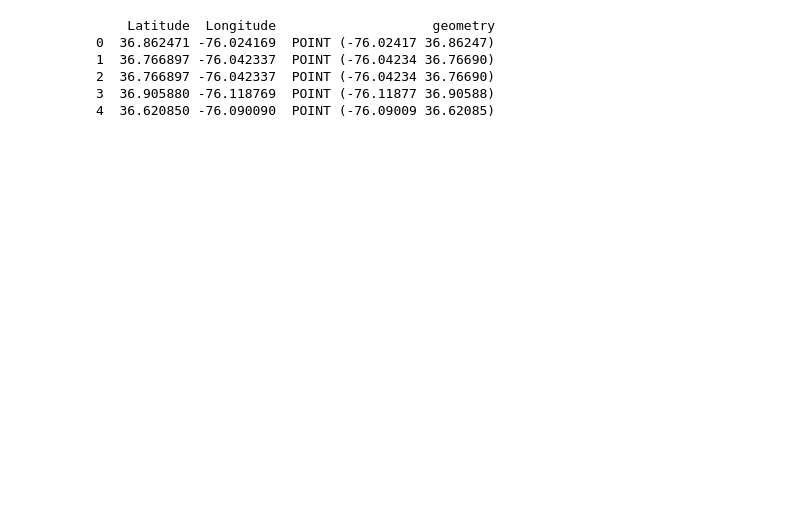
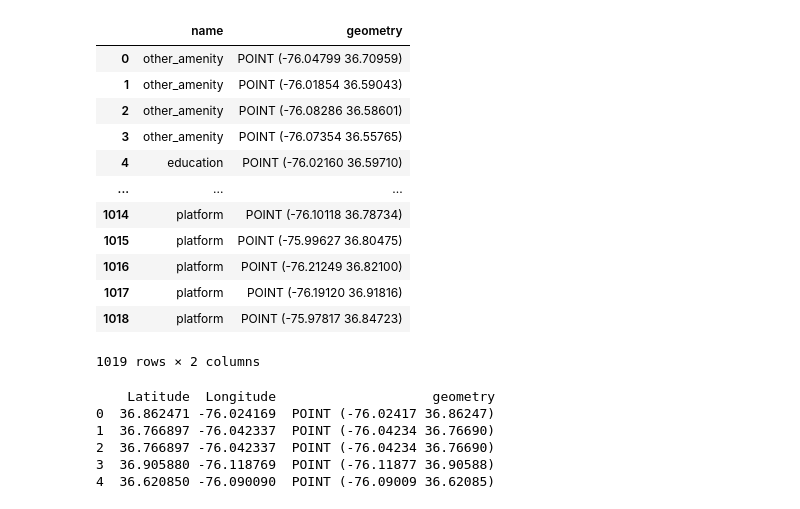
Before and after one commit to radekaadek/my_aed, a Jupyter notebook: ammenities.ipynb, the cells around one changed output. Saved outputs shown, nothing was run; the diff lists cells and outputs as text; code cells hidden in the pictures; blank space fills up the shorter version.

```diff
--- a/ammenities.ipynb
+++ b/ammenities.ipynb
@@ -91,3 +52,78 @@ features_gdf = gpd.GeoDataFrame(data=[{'name': amen['type']} for amen in ameniti
+# %%
+
+# combine features into one category
+# leisure = [{'geometry': item['geometry'], 'type': 'leisure'} for item in leisure]
+building_categories = {
+    'accomodation': {'apartments', 'barracks', 'bungalow', 'cabin', 'detached', 'dormitory', 'farm', 'ger', 'hotel', 'house', 'houseboat', 'residential', 'semidetached_house', 'static_caravan', 'stilt_house', 'terrace', 'tree_house', 'trullo'},
+    'commercial': {'commercial', 'industrial', 'kiosk', 'office', 'retail', 'supermarket', 'warehouse'},
+    'religious': {'cathedral', 'chapel', 'church', 'kingdom_hall', 'monastery', 'mosque', 'presbytery', 'religious', 'shrine', 'synagogue', 'temple'},
+    'civic': {'bakehouse', 'bridge', 'civic', 'college', 'fire_station', 'government', 'gatehouse', 'hospital', 'kindergarten', 'museum', 'public', 'school', 'toilets', 'train_station', 'transportation', 'university'},
+    'agricultural': {'barn', 'conservatory', 'cowshed', 'farm_auxiliary', 'greenhouse', 'slurry_tank', 'stable', 'sty', 'livestock'},
+    'sports': {'grandstand', 'pavilion', 'riding_hall', 'sports_hall', 'sports_centre', 'stadium'},
+    'storage': {'allotment_house', 'boathouse', 'hangar', 'hut', 'shed'},
+    'cars': {'carport', 'garage', 'garages', 'parking'},
+    'power': {'digester', 'service', 'tech_cab', 'transformer_tower', 'water_tower', 'storage_tank', 'silo'},
+    'other': {'beach_hut', 'bunker', 'castle', 'construction', 'container', 'guardhouse', 'military', 'outbuilding', 'pagoda', 'quonset_hut', 'roof', 'ruins', 'tent', 'tower', 'windmill'}
+}
+
+ammenity_categories = {
+    'sustenance': {'bar', 'biergarten', 'cafe', 'fast_food', 'food_court', 'ice_cream', 'pub', 'restaurant'},
+    'education': {'college', 'dancing_school', 'driving_school', 'first_aid_school', 'kindergarten', 'language_school', 'library', 'surf_school', 'toy_library', 'research_institute', 'training', 'music_school', 'school', 'traffic_park', 'university'},
+    'transportation': {'bicycle_parking', 'bicycle_repair_station', 'bicycle_rental', 'bicycle_wash', 'boat_rental', 'boat_sharing', 'bus_station', 'car_rental', 'car_sharing', 'car_wash', 'compressed_air', 'vehicle_inspection', 'charging_station', 'driver_training', 'ferry_terminal', 'fuel', 'grit_bin', 'motorcycle_parking', 'parking', 'parking_entrance', 'parking_space', 'taxi', 'weighbridge'},
+    'financial': {'atm', 'payment_terminal', 'bank', 'bureau_de_change'},
+    'healthcare': {'baby_hatch', 'clinic', 'dentist', 'doctors', 'hospital', 'nursing_home', 'pharmacy', 'social_facility', 'veterinary'},
+    'entertainment': {'arts_centre', 'brothel', 'casino', 'cinema', 'community_centre', 'conference_centre', 'events_venue', 'exhibition_centre', 'fountain', 'gambling', 'love_hotel', 'music_venue', 'nightclub', 'planetarium', 'public_bookcase', 'social_centre', 'stripclub', 'studio', 'swingerclub', 'theatre'},
+    'public_service': {'courthouse', 'fire_station', 'police', 'post_box', 'post_depot', 'post_office', 'prison', 'ranger_station', 'townhall'},
+    'facilities': {'bbq', 'bench', 'dog_toilet', 'dressing_room', 'drinking_water', 'give_box', 'mailroom', 'parcel_locker', 'shelter', 'shower', 'telephone', 'toilets', 'water_point', 'watering_place'},
+    'waste_management': {'sanitary_dump_station', 'recycling', 'waste_basket', 'waste_disposal', 'waste_transfer_station'},
+}
+
+def reverse_dict(d):
+    new_d = {}
+    for category in d:
+        for amenity_type in d[category]:
+            new_d[amenity_type] = category
+    return new_d
+
+building_dict = reverse_dict(building_categories)
+amenity_dict = reverse_dict(ammenity_categories)
+
+def change_types(type_dict: dict, data: list, default='other'):
+    for data_dict in data:
+        if data_dict['type'] in type_dict:
+            data_dict['type'] = type_dict[data_dict['type']]
+        else:
+            data_dict['type'] = default
+
+change_types(building_dict, buildings, 'other_building')
+change_types(amenity_dict, amenities, 'other_amenity')
+
+# create gdf from amenities
+# update amenities with changed building types
+amenity_dict.update(building_dict)
+# update amenities with raw types
+amenities.extend(highways)
+# update amenities with raw category types
+# amenities.extend(leisure)
+# amenities.extend(office)
+amenities.extend(government)
+amenities.extend(public_transport)
+features_gdf = gpd.GeoDataFrame(data=[{'name': amen['type']} for amen in amenities], geometry=[amen['geometry'] for amen in amenities], crs='EPSG:4326')
+display(features_gdf)
+# %% [output]
+|  | name | geometry |
+| 0 | other_amenity | POINT (-76.04799 36.70959) |
+| 1 | other_amenity | POINT (-76.01854 36.59043) |
+| 2 | other_amenity | POINT (-76.08286 36.58601) |
+| 3 | other_amenity | POINT (-76.07354 36.55765) |
+| 4 | education | POINT (-76.02160 36.59710) |
+| ... | ... | ... |
+| 1014 | platform | POINT (-76.10118 36.78734) |
+| 1015 | platform | POINT (-75.99627 36.80475) |
+| 1016 | platform | POINT (-76.21249 36.82100) |
+| 1017 | platform | POINT (-76.19120 36.91816) |
+| 1018 | platform | POINT (-75.97817 36.84723) |
+1019 rows × 2 columns
 # %%
 # import data from VBOHCAR.xlsx to a pandas dataframe
 import io
```
Also changed, not shown: parts of 6 cells of this notebook, 2 other files.
